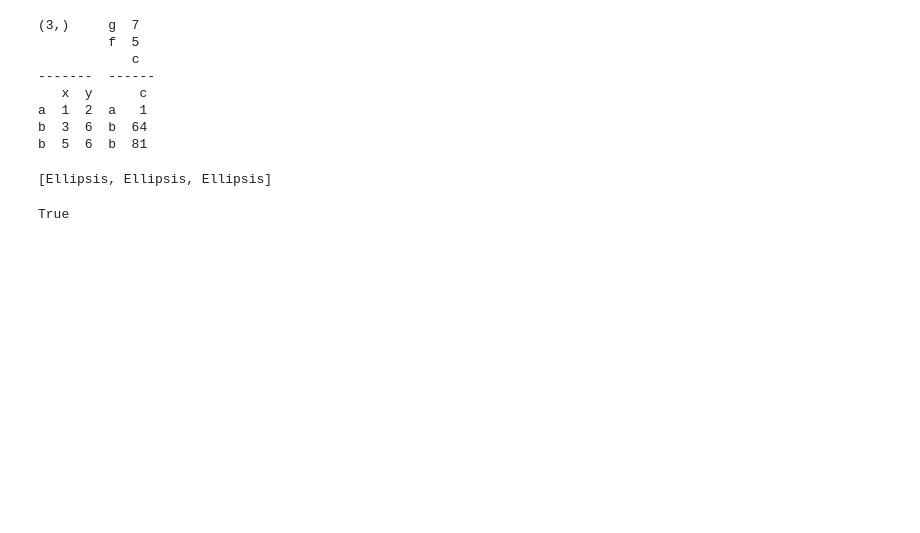
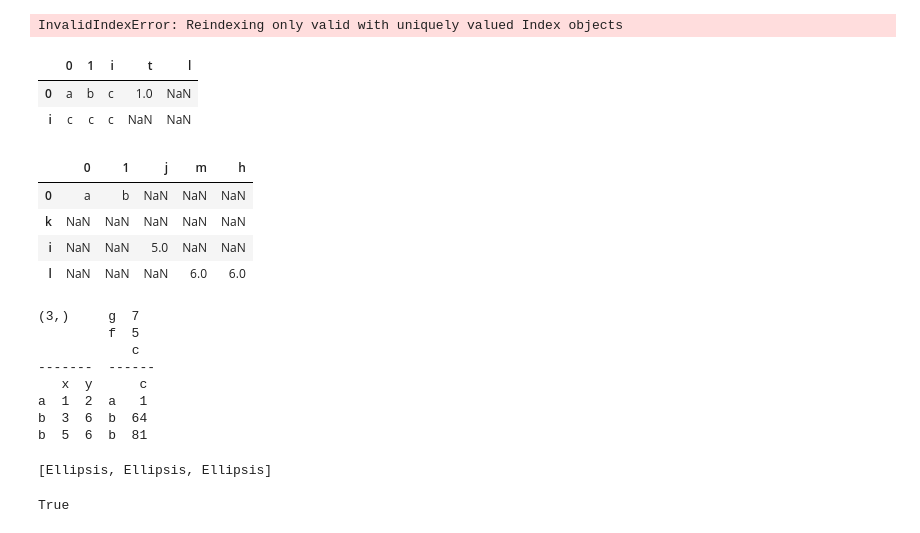
Before and after one commit to frlender/muldataframe, a Jupyter notebook: MulSeries.ipynb, the cells around one changed output. Drawn from its saved outputs; the diff is of its cells as text; code cells hidden in the pictures; blank space fills up the shorter version.

```diff
--- a/MulSeries.ipynb
+++ b/MulSeries.ipynb
@@ -25,0 +48,4 @@ ms = MulSeries([1,8,9],index=index,name=name)
+# %%
+ss[['m','n']] = 8
+# %% [output]
+InvalidIndexError: Reindexing only valid with uniquely valued Index objects
@@ -26,3 +54,25 @@ ms = MulSeries([1,8,9],index=index,name=name)
+# %%
+df.loc['i'] = 'c'
+# %%
+df['l'] = pd.Series([1,2],index=[9,10],name='dkd')
+# %%
+df
+# %% [output]
+|  | 0 | 1 | i | t | l |
+| 0 | a | b | c | 1.0 | NaN |
+| i | c | c | c | NaN | NaN |
+# %%
+df.loc['i','j'] = 5
+# %%
+df.loc['l',['m','h']] = 6
+# %%
+df
+# %% [output]
+|  | 0 | 1 | j | m | h |
+| 0 | a | b | NaN | NaN | NaN |
+| k | NaN | NaN | NaN | NaN | NaN |
+| i | NaN | NaN | 5.0 | NaN | NaN |
+| l | NaN | NaN | NaN | 6.0 | 6.0 |
 # %%
 import numpy as np
 ms.call(np.power,2)
```
Also changed, not shown: parts of 6 cells of this notebook, 8 other files.
